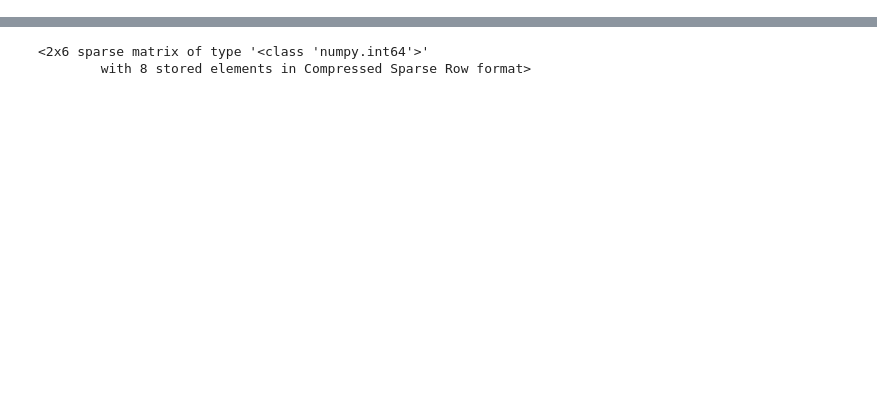
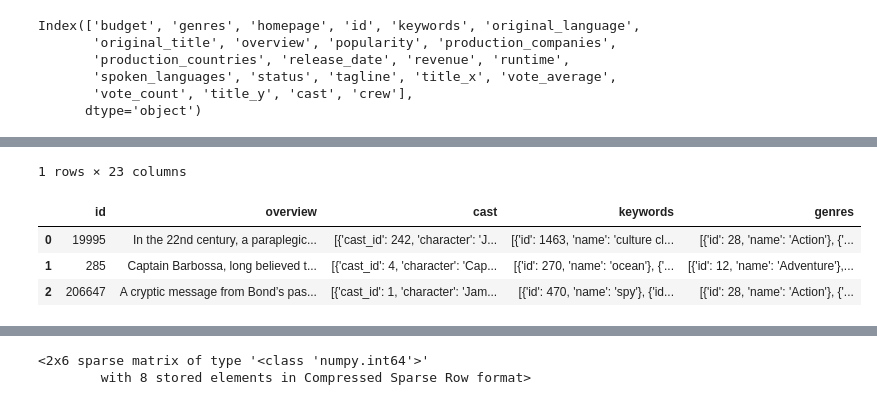
Before and after one commit to ngonhan2k5/cs-ml, a Jupyter notebook: pro2/notebook/eda_content_base.ipynb, the cells around one changed output, grey strips where cells are left out. Drawn from its saved outputs; the diff is of its cells as text; code cells hidden in the pictures; blank space fills up the shorter version.

```diff
--- a/pro2/notebook/eda_content_base.ipynb
+++ b/pro2/notebook/eda_content_base.ipynb
@@ -23,0 +61,18 @@ df2[df2['id']==318]
+# %%
+movie_df = movie_df.merge(credit_df, on='id')
+movie_df.columns
+
+movie_df['overview'] = movie_df['overview'].fillna('')
+movie_df.sample(1)
+
+for key in ['cast', 'crew', 'keywords', 'genres']:
+    movie_df[key] = movie_df[key].apply(literal_eval)
+
+movie_df[['id','overview','cast', 'keywords', 'genres']].head(3)
+# %% [output]
+Index(['budget', 'genres', 'homepage', 'id', 'keywords', 'original_language',
+       'original_title', 'overview', 'popularity', 'production_companies',
+       'production_countries', 'release_date', 'revenue', 'runtime',
+       'spoken_languages', 'status', 'tagline', 'title_x', 'vote_average',
+       'vote_count', 'title_y', 'cast', 'crew'],
+      dtype='object')
@@ -23,0 +81,5 @@ df2[df2['id']==318]
+1 rows × 23 columns
+|  | id | overview | cast | keywords | genres |
+| 0 | 19995 | In the 22nd century, a paraplegic... | [{'cast_id': 242, 'character': 'J... | [{'id': 1463, 'name': 'culture cl... | [{'id': 28, 'name': 'Action'}, {'... |
+| 1 | 285 | Captain Barbossa, long believed t... | [{'cast_id': 4, 'character': 'Cap... | [{'id': 270, 'name': 'ocean'}, {'... | [{'id': 12, 'name': 'Adventure'},... |
+| 2 | 206647 | A cryptic message from Bond’s pas... | [{'cast_id': 1, 'character': 'Jam... | [{'id': 470, 'name': 'spy'}, {'id... | [{'id': 28, 'name': 'Action'}, {'... |
```
Also changed, not shown: parts of 24 cells of this notebook, 1 other file.
